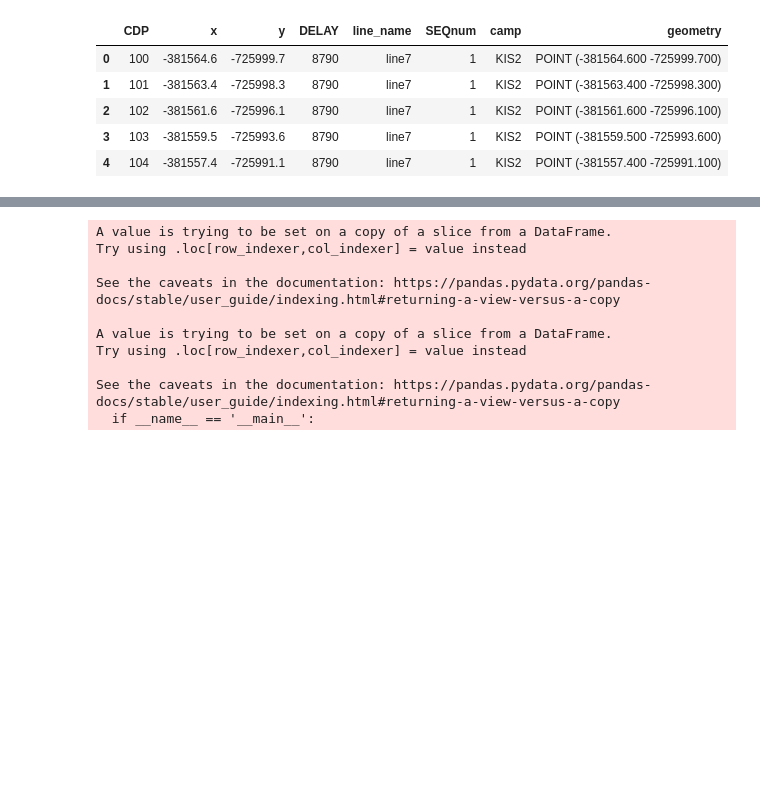
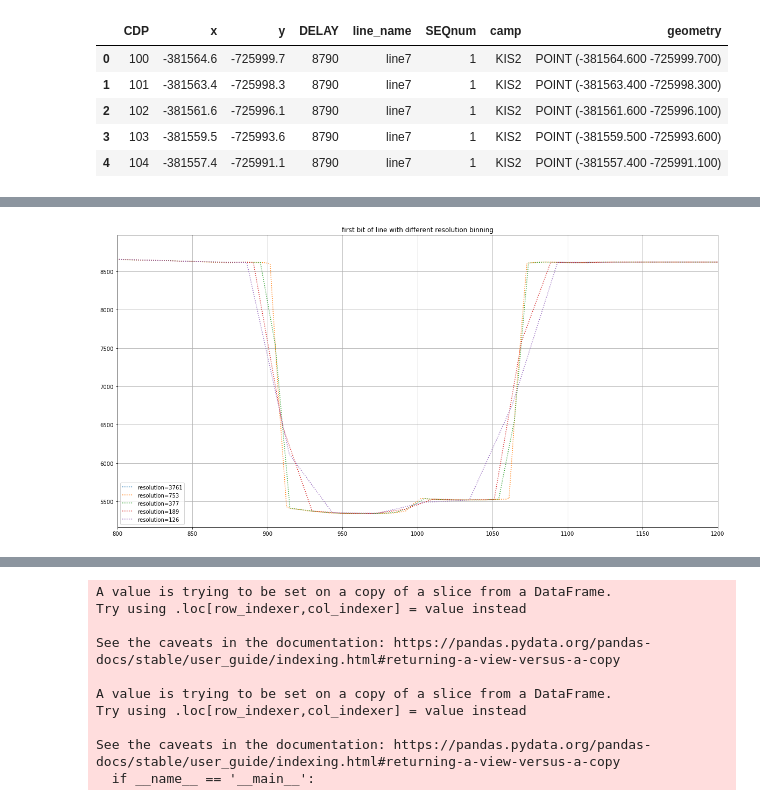
Before and after one commit to arrran/PhD_data_chapter, a Jupyter notebook: Jupyter/RADAR/RADAR_MAP/1_RADAR_bed_spatially_average.ipynb, the cells around one changed output, grey strips where cells are left out. Saved outputs shown, nothing was run; the diff lists cells and outputs as text; code cells hidden in the pictures; blank space fills up the shorter version.

```diff
--- a/Jupyter/RADAR/RADAR_MAP/1_RADAR_bed_spatially_average.ipynb
+++ b/Jupyter/RADAR/RADAR_MAP/1_RADAR_bed_spatially_average.ipynb
@@ -60,0 +142,12 @@ def stack_spatially(line,stack_distance=5):
+# %%
+plt.figure(figsize=(20,10))
+for i in [1,5,10,20,30]:
+    gdf_out = bin_mean( ll['line7'],bin_size = i )
+    plt.plot(gdf_out.distan_cum,gdf_out.DELAY,':',label='resolution='+str(gdf_out.shape[0]))
+plt.legend()
+plt.xlim([800,1200])
+plt.grid()
+plt.title('first bit of line with different resolution binning')
+plt.show()
+# %% [output]
+[figure, added]
```
Also changed, not shown: parts of 17 cells of this notebook, 2 other files.
